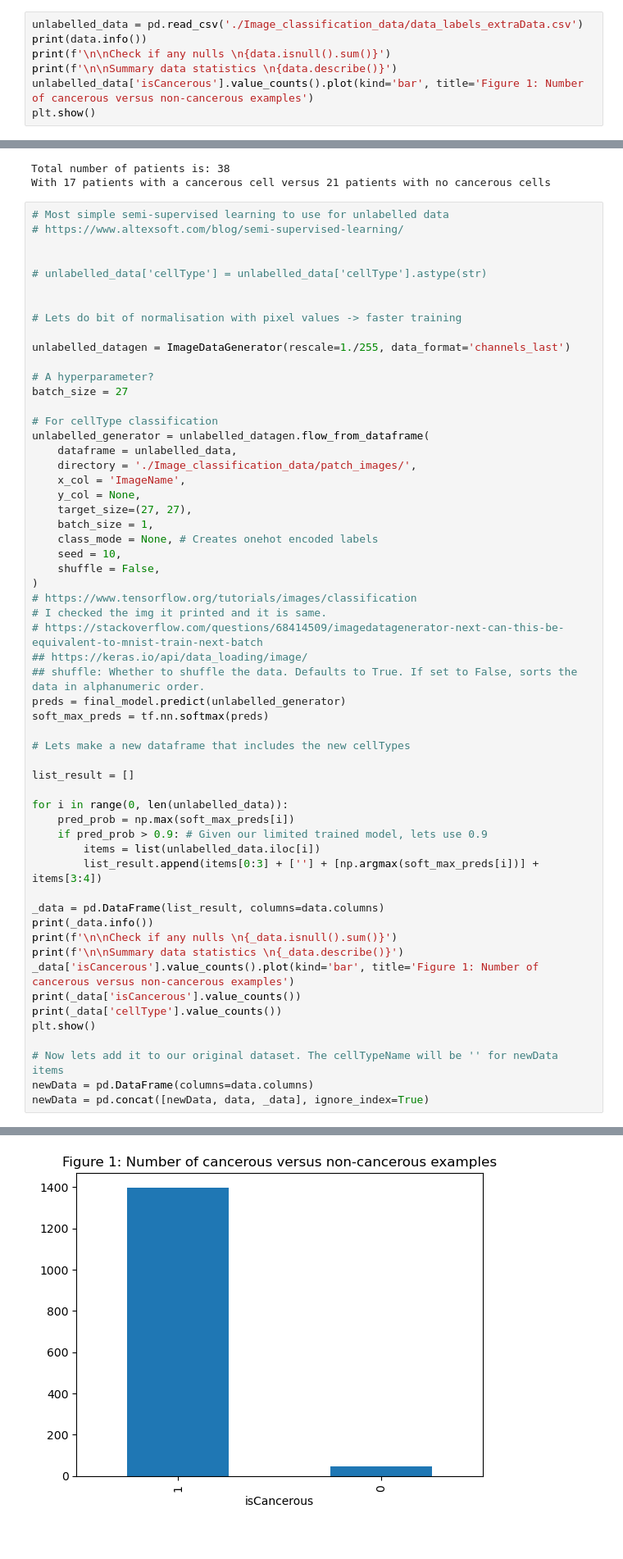
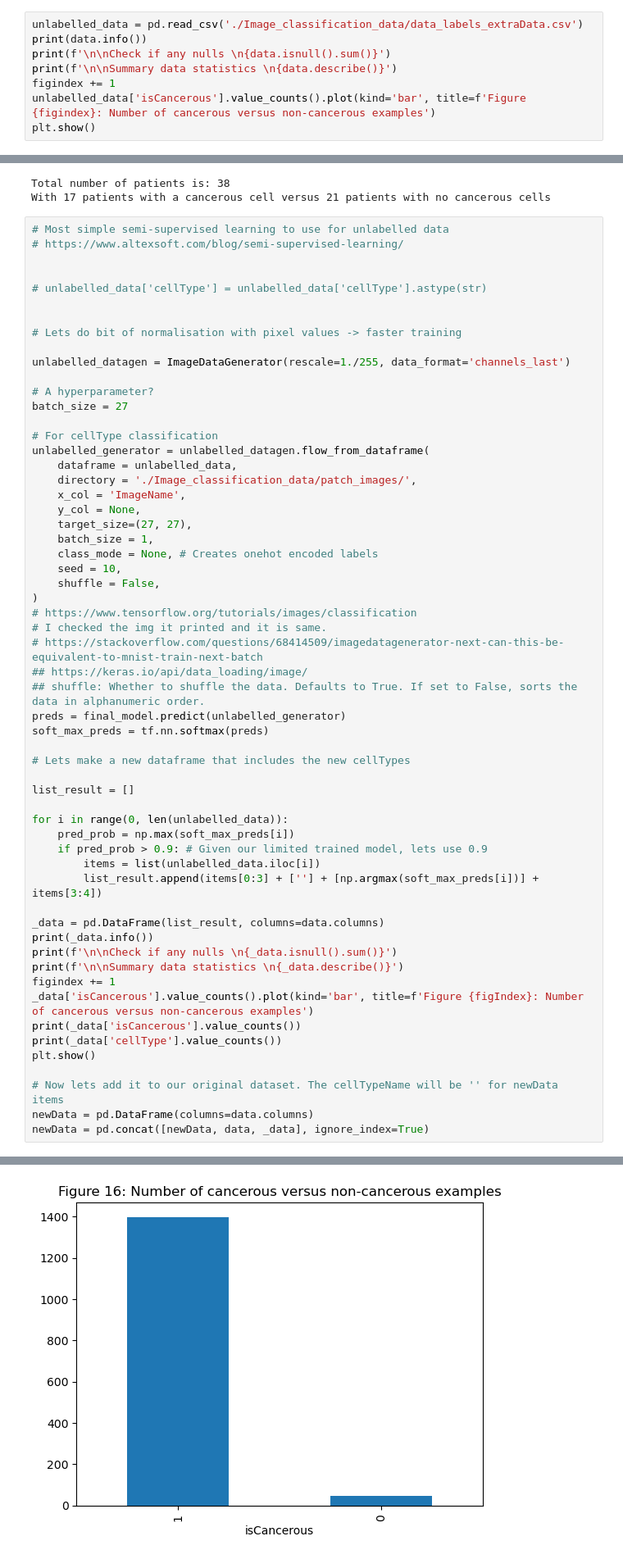
Before and after one commit to aitiab/ML_Assignment2, a Jupyter notebook: Assignment2.ipynb, the cells around one changed output, grey strips where cells are left out. Shown at 82% size. Cells and saved outputs as stored; diff of their text form.

```diff
--- a/Assignment2.ipynb
+++ b/Assignment2.ipynb
@@ -1247,7 +1243,8 @@ unlabelled_data = pd.read_csv('./Image_classification_data/data_labels_extraData
 print(data.info())
 print(f'\n\nCheck if any nulls \n{data.isnull().sum()}')
 print(f'\n\nSummary data statistics \n{data.describe()}')
-unlabelled_data['isCancerous'].value_counts().plot(kind='bar', title='Figure 1: Number of cancerous versus non-cancerous examples')
+figindex += 1
+unlabelled_data['isCancerous'].value_counts().plot(kind='bar', title=f'Figure {figindex}: Number of cancerous versus non-cancerous examples')
 plt.show()
 # %% [output]
 <class 'pandas.core.frame.DataFrame'>
@@ -1335,7 +1332,8 @@ _data = pd.DataFrame(list_result, columns=data.columns)
 print(_data.info())
 print(f'\n\nCheck if any nulls \n{_data.isnull().sum()}')
 print(f'\n\nSummary data statistics \n{_data.describe()}')
-_data['isCancerous'].value_counts().plot(kind='bar', title='Figure 1: Number of cancerous versus non-cancerous examples')
+figindex += 1
+_data['isCancerous'].value_counts().plot(kind='bar', title=f'Figure {figIndex}: Number of cancerous versus non-cancerous examples')
 print(_data['isCancerous'].value_counts())
 print(_data['cellType'].value_counts())
 plt.show()
@@ -1349,18 +1347,18 @@ Found 10384 validated image filenames.
 <class 'pandas.core.frame.DataFrame'>
 RangeIndex: 1447 entries, 0 to 1446
 Data columns (total 6 columns):
  #   Column        Non-Null Count  Dtype
 ---  ------        --------------  -----
  0   InstanceID    1447 non-null   int64
  1   patientID     1447 non-null   int64
  2   ImageName     1447 non-null   object
  3   cellTypeName  1447 non-null   object
  4   cellType      1447 non-null   int64
  5   isCancerous   1447 non-null   int64
 ... (28 lines left out)
 Name: count, dtype: int64
 cellType
 2    1447
 Name: count, dtype: int64
-[figure, old version]
+[figure, new version]
 # %%
```
Also changed, not shown: parts of 16 cells of this notebook, 8 other files.
